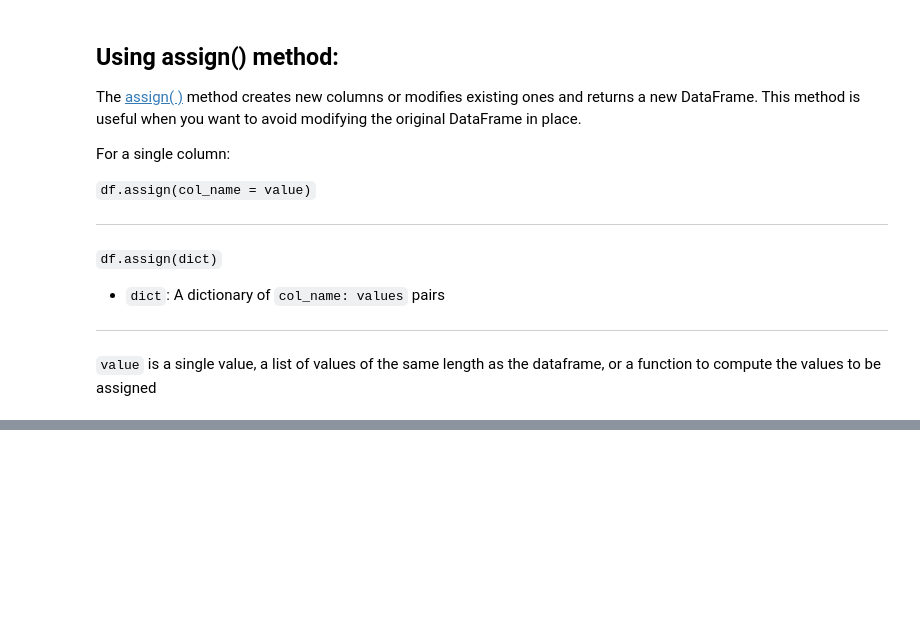
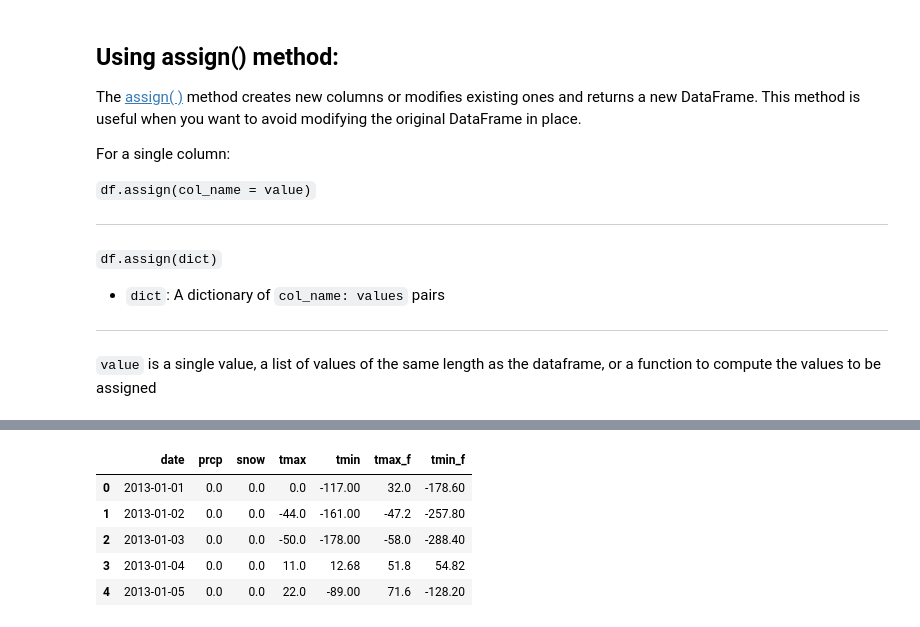
Before and after one commit to Quilhar/DataAnalytics, a Jupyter notebook: pandas/2_5_Pd_CleaningData.ipynb, the cells around one changed output, grey strips where cells are left out. Saved outputs shown, nothing was run; the diff lists cells and outputs as text; code cells hidden in the pictures; blank space fills up the shorter version.

```diff
--- a/pandas/2_5_Pd_CleaningData.ipynb
+++ b/pandas/2_5_Pd_CleaningData.ipynb
@@ -354,12 +354,10 @@ The [at( )](https://pandas.pydata.org/docs/reference/api/pandas.DataFrame.at.htm
 # then replace the NaN in the 'date' column with an appropriate value
 # finally convert all dates in the column to datetime objects
 
-# for i in nulls['date']:
-#     print(df_new.at[i, 'date'])
-
+print(nulls['date'])
 
 df_new.at[nulls['date'][0], 'date'] = "20130510"
 
-df_new['data'] = pd.to_datetime(df_new['date'])
+df_new['date'] = pd.to_datetime(df_new['date'])
 df_new.info()
 # %% [output]
@@ -398,14 +396,14 @@ for days in days_in_month:
 
 print(nulls['tmax'])
 for i in nulls['tmax']:
-    month = int(df_new.at[i, 'date'][4:6])
+    month = df_new.at[i, 'date'].month
     df_new.at[i, 'tmax'] = avg_monthly_temps_high[month - 1]
     print(df_new.at[i, 'tmax'])
 
 print(nulls['tmin'])
 for i in nulls['tmin']:
-    month = int(df_new.at[i, 'date'][4:6])
-    df_new.at[i, 'tmin'] = avg_monthly_temps_low[month - 1]
+    month = df_new.at[i, 'date'].month
+    df_new.at[i, 'tmin'] = avg_monthly_temps_high[month - 1]
     print(df_new.at[i, 'tmin'])
 # %% [output]
 [181]
@@ -418,7 +416,7 @@ for i in nulls['tmin']:
 # in which it exists
 
 for i in nulls['prcp']:
-    month = int(df_new.at[i, 'date'][4:6])
+    month = df_new.at[i, 'date'].month
     median_prcp = np.median(df_new['prcp'][month])
     df_new.at[i, 'prcp'] = median_prcp
     print(df_new.at[i, 'prcp'])
@@ -485,3 +485,17 @@ For a single column:
 `value` is a single value, a list of values of the same length as the dataframe, or a function to compute the values to be assigned
 # %%
 # convert the values for 'prcp' and 'snow' to inches
+
+inch_prcp = []
+inch_snow = []
+
+for i in df_new.index:
+    inch_prcp.append(round(df_new.at[i, 'prcp'] / 2.54, 2))
+    inch_snow.append(round(df_new.at[i, 'snow'] / 2.54, 2))
+
+
+df_new = df_new.assign(prcp = inch_prcp)
+df_new = df_new.assign(snow = inch_snow)
+
+df_new.loc[:, ['prcp', 'snow']]
+df_new.head()
@@ -488,2 +509,21 @@ For a single column:
 # %%
 # create two new columns to to store the temperature conversions to Fahrenheit
+
+temp_f_high = []
+temp_f_low = []
+
+for i in df_new.index:
+    temp_f_high.append(round((df_new.at[i, 'tmax'] * 9/5) + 32, 2))
+    temp_f_low.append(round((df_new.at[i, 'tmin'] * 9/5) + 32, 2))
+
+df_new = df_new.assign(tmax_f = temp_f_high)
+df_new = df_new.assign(tmin_f = temp_f_low)
+
+df_new.head()
+# %% [output]
+|  | date | prcp | snow | tmax | tmin | tmax_f | tmin_f |
+| 0 | 2013-01-01 | 0.0 | 0.0 | 0.0 | -117.00 | 32.0 | -178.60 |
+| 1 | 2013-01-02 | 0.0 | 0.0 | -44.0 | -161.00 | -47.2 | -257.80 |
+| 2 | 2013-01-03 | 0.0 | 0.0 | -50.0 | -178.00 | -58.0 | -288.40 |
+| 3 | 2013-01-04 | 0.0 | 0.0 | 11.0 | 12.68 | 51.8 | 54.82 |
+| 4 | 2013-01-05 | 0.0 | 0.0 | 22.0 | -89.00 | 71.6 | -128.20 |
```
Also changed, not shown: parts of 4 cells of this notebook, 1 other file.
